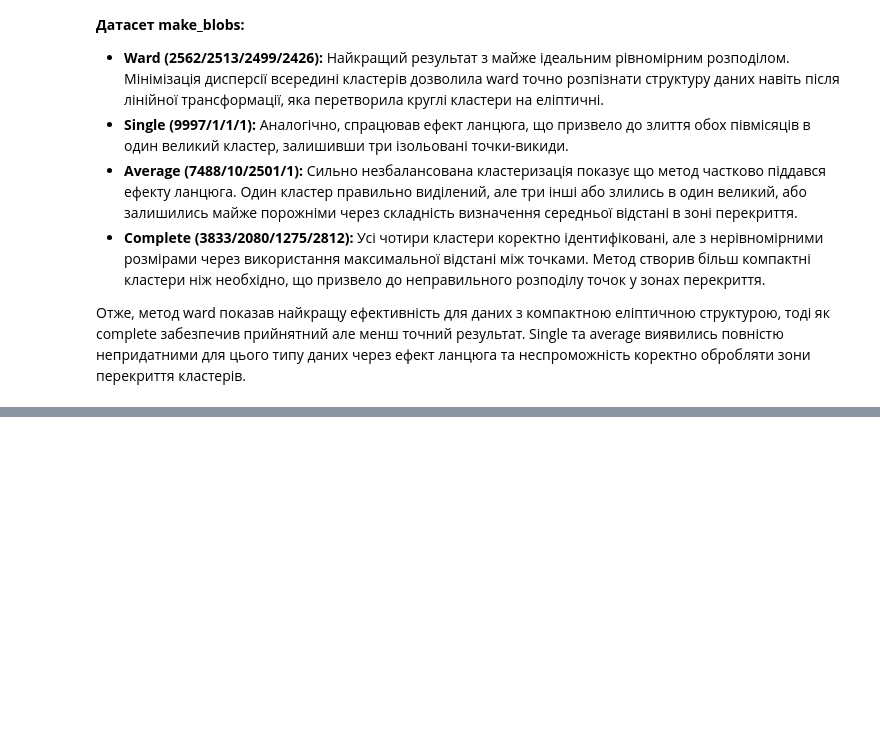
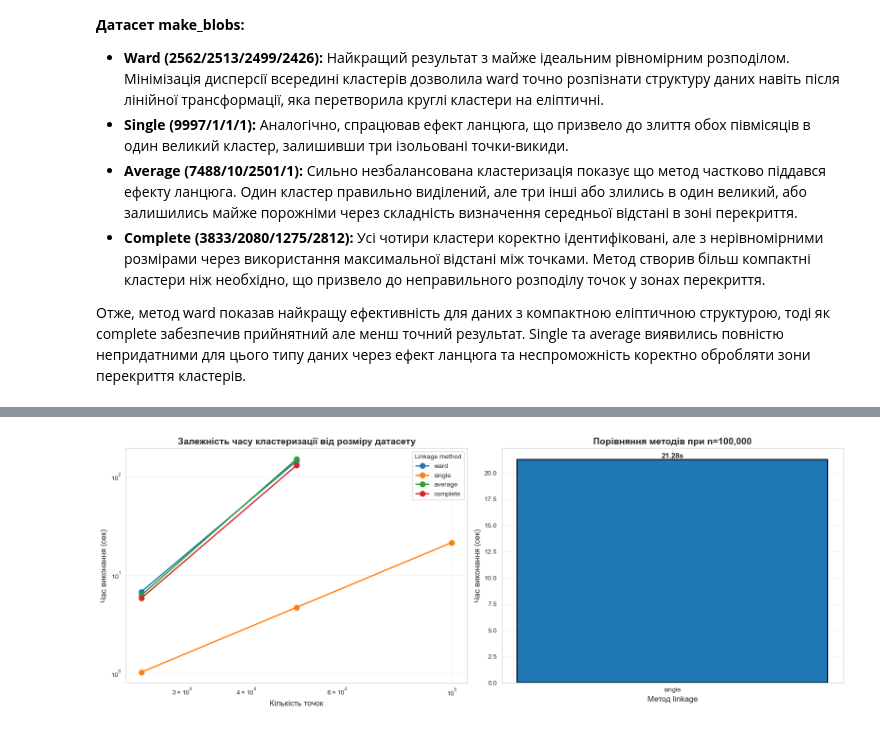
Before and after one commit to Michael-Tal-1/IAD_1, a Jupyter notebook: 4/IAD4.ipynb, the cells around one changed output, grey strips where cells are left out. Drawn from its saved outputs; the diff is of its cells as text; code cells hidden in the pictures; blank space fills up the shorter version.

```diff
--- a/4/IAD4.ipynb
+++ b/4/IAD4.ipynb
@@ -347,0 +412,37 @@ plt.show()
+# %%
+fig, (ax1, ax2) = plt.subplots(1, 2, figsize=(16, 6))
+
+for method in linkage_methods:
+    method_data = timing_df[timing_df['linkage'] == method]
+    ax1.plot(method_data['n_samples'], method_data['time_seconds'],
+             marker='o', linewidth=2, markersize=8, label=method)
+
+ax1.set_xlabel('Кількість точок', fontsize=12)
+ax1.set_ylabel('Час виконання (сек)', fontsize=12)
+ax1.set_title('Залежність часу кластеризації від розміру датасету',
+              fontsize=14, fontweight='bold')
+ax1.legend(title='Linkage method', fontsize=10)
+ax1.grid(True, alpha=0.3)
+ax1.set_xscale('log')
+ax1.set_yscale('log')
+
+max_size_data = timing_df[timing_df['n_samples'] == test_sizes[-1]]
+colors = ['#1f77b4', '#ff7f0e', '#2ca02c', '#d62728']
+bars = ax2.bar(max_size_data['linkage'], max_size_data['time_seconds'],
+               color=colors, edgecolor='black', linewidth=1.5)
+
+ax2.set_xlabel('Метод linkage', fontsize=12)
+ax2.set_ylabel('Час виконання (сек)', fontsize=12)
+ax2.set_title(f'Порівняння методів при n={test_sizes[-1]:,}',
+              fontsize=14, fontweight='bold')
+ax2.grid(True, alpha=0.3, axis='y')
+
+for bar in bars:
+    height = bar.get_height()
+    ax2.text(bar.get_x() + bar.get_width()/2., height,
+             f'{height:.2f}s', ha='center', va='bottom', fontsize=11, fontweight='bold')
+
+plt.tight_layout()
+plt.show()
+# %% [output]
+[figure, added]
```
Also changed, not shown: parts of 15 cells of this notebook.
